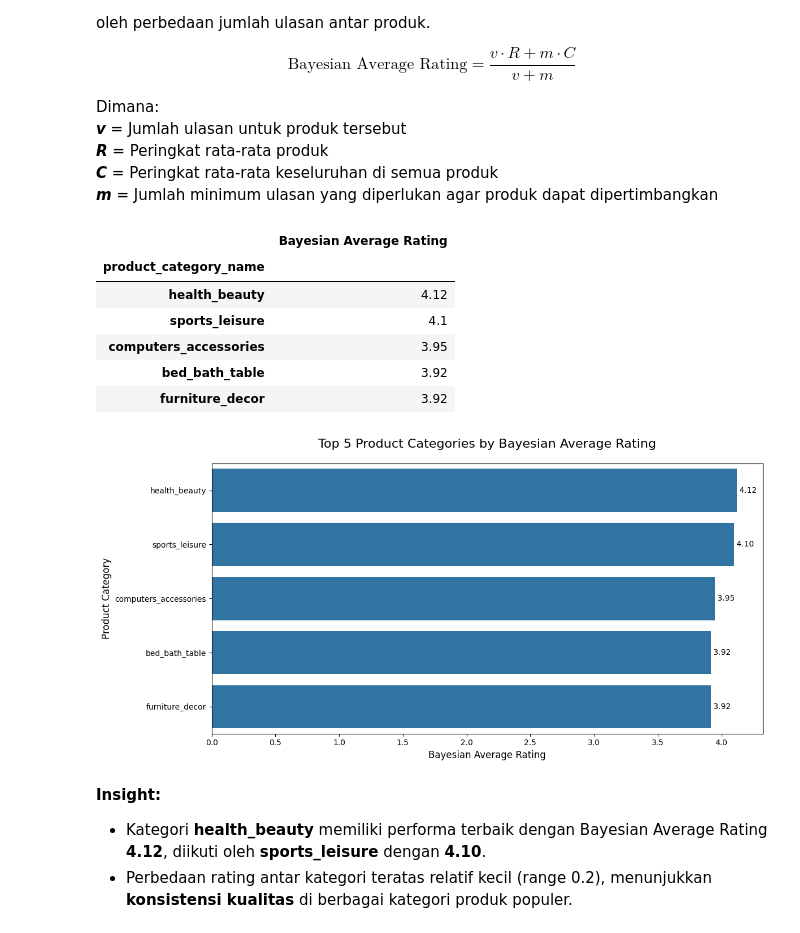
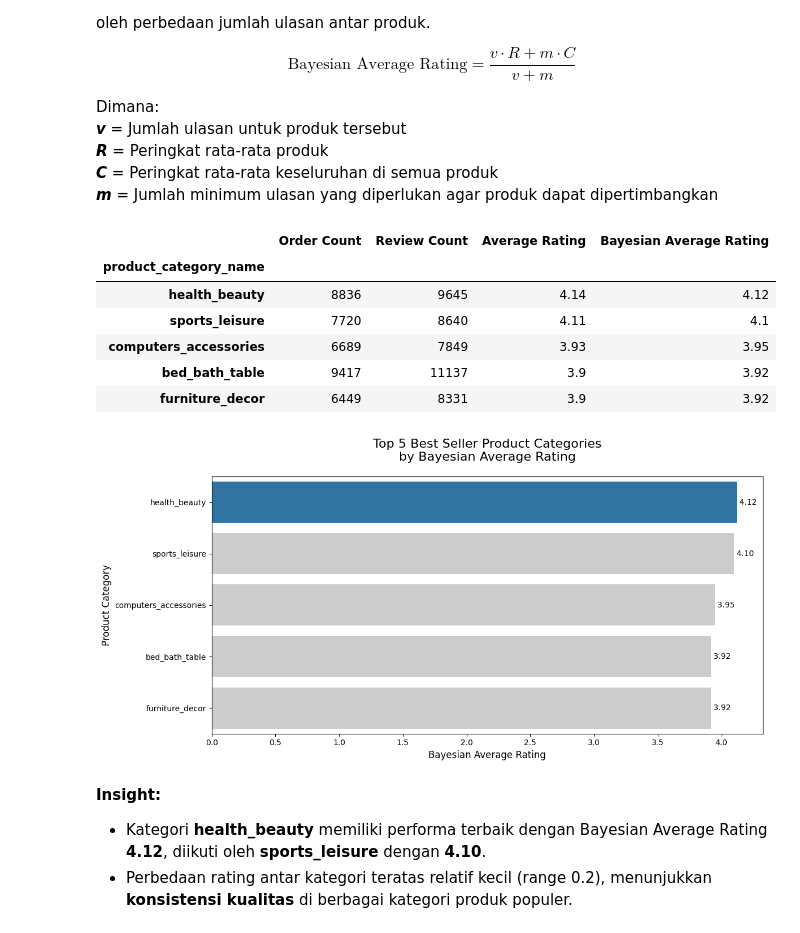
Before and after one commit to fxrdhan/Data-Analysis-Project, a Jupyter notebook: notebook.ipynb, the cells around one changed output. Saved outputs shown, nothing was run; the diff lists cells and outputs as text; code cells hidden in the pictures.

```diff
--- a/notebook.ipynb
+++ b/notebook.ipynb
@@ -2376,22 +2435,0 @@ plt.show()
-# %%
-category_reviews = (
-    all_df.groupby("product_category_name")["review_id"]
-    .count()
-    .sort_values(ascending=False)
-)
-total_reviews = category_reviews.sum()
-category_reviews_percent = (category_reviews / total_reviews * 100).round(2)
-top_10 = category_reviews_percent.head(10)
-
-plt.figure(figsize=(12, 6))
-sns.barplot(x=top_10.index, y=top_10.values)
-plt.title("Top 10 Product Categories by Number of Reviews")
-plt.xlabel("Product Category")
-plt.ylabel("Percentage of Total Reviews")
-plt.xticks(rotation=45, ha="right")
-
-for i, v in enumerate(top_10.values):
-    plt.text(i, v, f"{v}%", ha="center", va="bottom")
-
-plt.tight_layout()
-plt.show()
@@ -2450,7 +2488,6 @@ Dimana:\
 **_m_** = Jumlah minimum ulasan yang diperlukan agar produk dapat dipertimbangkan
 # %%
 C = category_reviews_df["Average Rating"].mean()
-
 m = category_reviews_df["Review Count"].quantile(0.75)
 
 top_5_products = category_reviews_df.head(5).index.tolist()
@@ -2465,45 +2502,45 @@ bayesian_ratings = (
 
 pd.DataFrame(
     {
-        # "product_category_name": top_5_products,
-        # "Review Count": category_reviews_df.loc[top_5_products, "Review Count"],
-        # "Average Rating": category_reviews_df.loc[top_5_products, "Average Rating"],
-        # "Percentage": category_reviews_df.loc[top_5_products, "Percentage"],
+        "Order Count": category_reviews_df.loc[top_5_products, "Order Count"],
+        "Review Count": category_reviews_df.loc[top_5_products, "Review Count"],
+        "Average Rating": category_reviews_df.loc[top_5_products, "Average Rating"],
         "Bayesian Average Rating": bayesian_ratings,
     }
 ).sort_values(by="Bayesian Average Rating", ascending=False)
 # %% [output]
-|  | Bayesian Average Rating |
-| product_category_name |  |
-| health_beauty | 4.12 |
-| sports_leisure | 4.1 |
-| computers_accessories | 3.95 |
-| bed_bath_table | 3.92 |
-| furniture_decor | 3.92 |
+|  | Order Count | Review Count | Average Rating | Bayesian Average Rating |
+| product_category_name |  |  |  |  |
+| health_beauty | 8836 | 9645 | 4.14 | 4.12 |
+| sports_leisure | 7720 | 8640 | 4.11 | 4.1 |
+| computers_accessories | 6689 | 7849 | 3.93 | 3.95 |
+| bed_bath_table | 9417 | 11137 | 3.9 | 3.92 |
+| furniture_decor | 6449 | 8331 | 3.9 | 3.92 |
 # %%
-bayesian_ratings_df = pd.DataFrame(
-    {
-        "product_category_name": top_5_products,
-        "Bayesian Average Rating": bayesian_ratings,
-    }
-).sort_values(by="Bayesian Average Rating", ascending=False)
+plt.figure(figsize=(12, 6))
 
-plt.figure(figsize=(12, 6))
+colors = ['#CCCCCC'] * len(bayesian_ratings_df)
+colors[0] = sns.color_palette()[0]
+
 sns.barplot(
-    x="Bayesian Average Rating", y="product_category_name", data=bayesian_ratings_df
+    x="Bayesian Average Rating",
+    y="product_category_name",
+    data=bayesian_ratings_df,
+    palette=colors,
+    hue = "product_category_name",
 )
 
-plt.title("Top 5 Product Categories by Bayesian Average Rating", fontsize=16, pad=20)
+plt.title("Top 5 Best Seller Product Categories\nby Bayesian Average Rating", fontsize=16, pad=20)
 plt.xlabel("Bayesian Average Rating", fontsize=12)
 plt.ylabel("Product Category", fontsize=12)
 
 for i, v in enumerate(bayesian_ratings_df["Bayesian Average Rating"]):
     plt.text(v, i, f" {v:.2f}", va="center", fontsize=10)
 
 plt.tight_layout()
 plt.show()
 # %% [output]
-[figure, old version]
+[figure, new version]
 # %% [markdown]
 **Insight:**
 
```
Also changed, not shown: parts of 24 cells of this notebook.
